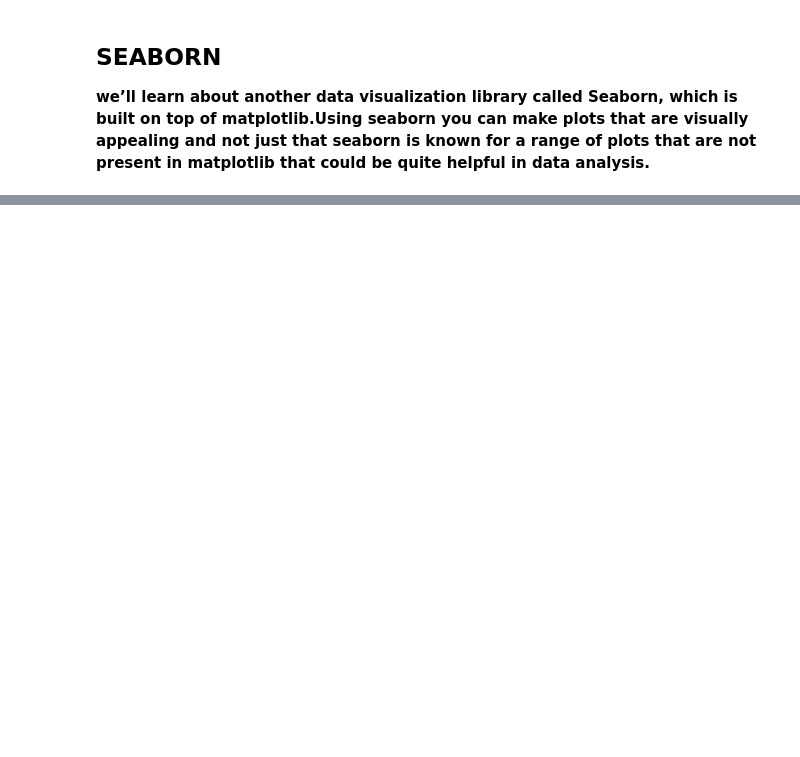
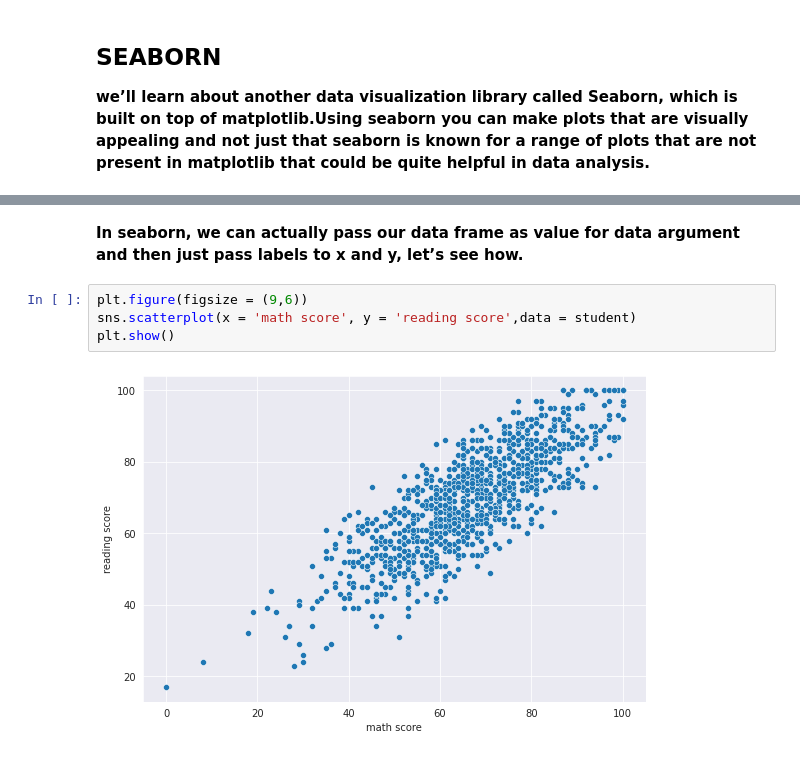
Before and after one commit to Nitroson/My-Seaborn-tutorial, a Jupyter notebook: Seaborn.ipynb, the cells around one changed output, grey strips where cells are left out. Drawn from its saved outputs; the diff is of its cells as text; blank space fills up the shorter version.

```diff
--- a/Seaborn.ipynb
+++ b/Seaborn.ipynb
@@ -9,0 +49,8 @@ import seaborn as sns
+# %% [markdown]
+**In seaborn, we can actually pass our data frame as value for data argument and then just pass labels to x and y, let’s see how.**
+# %%
+plt.figure(figsize = (9,6))
+sns.scatterplot(x = 'math score', y = 'reading score',data = student)
+plt.show()
+# %% [output]
+[figure, added]
```
Also changed, not shown: parts of 8 cells of this notebook.
